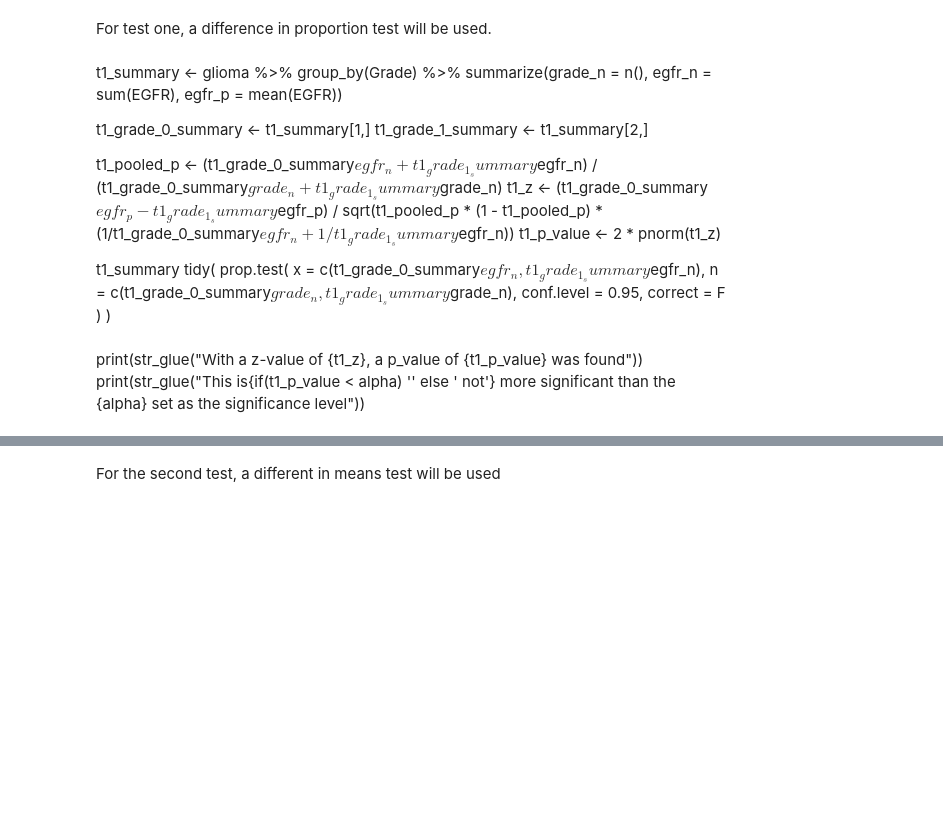
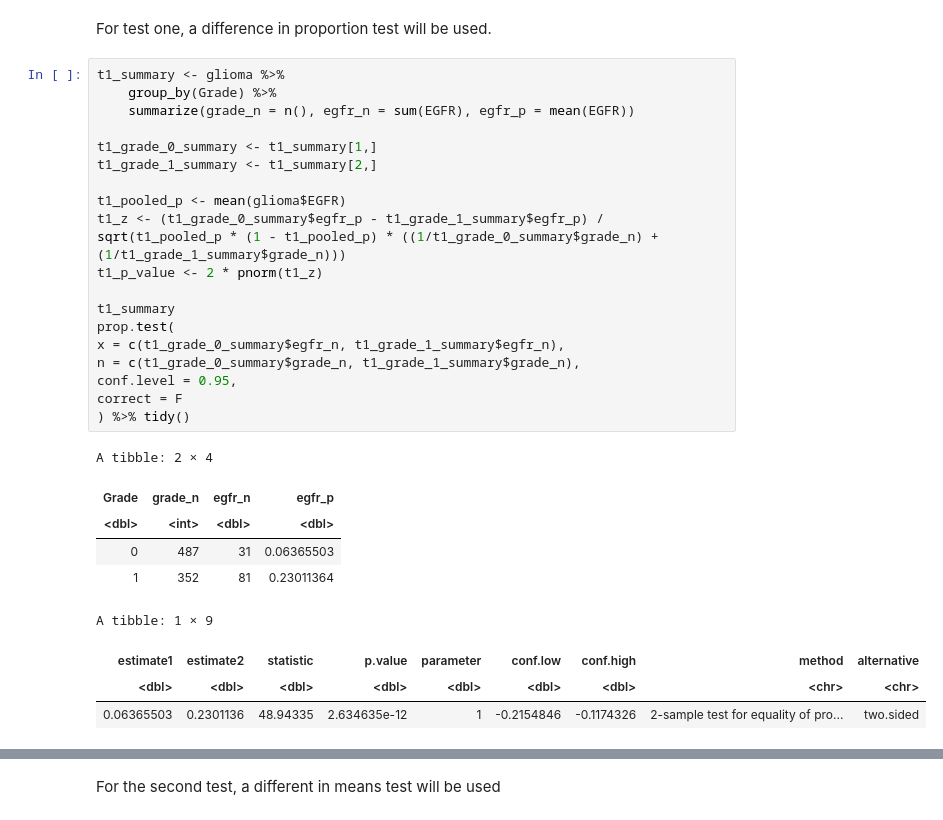
Before and after one commit to Lucien950/stat-201-group-15, a Jupyter notebook: project_proposal.ipynb, the cells around one changed output, grey strips where cells are left out. Saved outputs shown, nothing was run; the diff lists cells and outputs as text; blank space fills up the shorter version.

Commit message:
P test complete

```diff
--- a/project_proposal.ipynb
+++ b/project_proposal.ipynb
@@ -248,28 +248,32 @@ With hypothesis testing, it can be stated that these factors are correlated with
 alpha <- 0.05
 # %% [markdown]
 For test one, a difference in proportion test will be used.
-# %% [markdown]
-t1_summary <- glioma %>%
-	group_by(Grade) %>%
- 	summarize(grade_n = n(), egfr_n = sum(EGFR), egfr_p = mean(EGFR))
-
-t1_grade_0_summary <- t1_summary[1,]
-t1_grade_1_summary <- t1_summary[2,]
-
-t1_pooled_p <- (t1_grade_0_summary$egfr_n + t1_grade_1_summary$egfr_n) / (t1_grade_0_summary$grade_n + t1_grade_1_summary$grade_n)
-t1_z <- (t1_grade_0_summary$egfr_p - t1_grade_1_summary$egfr_p) / sqrt(t1_pooled_p * (1 - t1_pooled_p) * (1/t1_grade_0_summary$egfr_n + 1/t1_grade_1_summary$egfr_n))
-t1_p_value <- 2 * pnorm(t1_z)
-
-
-t1_summary
-tidy(
-	prop.test(
-  x = c(t1_grade_0_summary$egfr_n, t1_grade_1_summary$egfr_n),
-  n = c(t1_grade_0_summary$grade_n, t1_grade_1_summary$grade_n),
-  conf.level = 0.95,
-  correct = F
-	)
-)
-# %% [markdown]
-print(str_glue("With a z-value of {t1_z}, a p_value of {t1_p_value} was found"))
-print(str_glue("This is{if(t1_p_value < alpha) '' else ' not'} more significant than the {alpha} set as the significance level"))
+# %%
+t1_summary <- glioma %>%
+	group_by(Grade) %>%
+ 	summarize(grade_n = n(), egfr_n = sum(EGFR), egfr_p = mean(EGFR))
+
+t1_grade_0_summary <- t1_summary[1,]
+t1_grade_1_summary <- t1_summary[2,]
+
+t1_pooled_p <- mean(glioma$EGFR)
+t1_z <- (t1_grade_0_summary$egfr_p - t1_grade_1_summary$egfr_p) / sqrt(t1_pooled_p * (1 - t1_pooled_p) * ((1/t1_grade_0_summary$grade_n) + (1/t1_grade_1_summary$grade_n)))
+t1_p_value <- 2 * pnorm(t1_z)
+
+t1_summary
+prop.test(
+x = c(t1_grade_0_summary$egfr_n, t1_grade_1_summary$egfr_n),
+n = c(t1_grade_0_summary$grade_n, t1_grade_1_summary$grade_n),
+conf.level = 0.95,
+correct = F
+) %>% tidy()
+# %% [output]
+A tibble: 2 × 4
+| Grade | grade_n | egfr_n | egfr_p |
+| <dbl> | <int> | <dbl> | <dbl> |
+| 0 | 487 | 31 | 0.06365503 |
+| 1 | 352 | 81 | 0.23011364 |
+A tibble: 1 × 9
+| estimate1 | estimate2 | statistic | p.value | parameter | conf.low | conf.high | method | alternative |
+| <dbl> | <dbl> | <dbl> | <dbl> | <dbl> | <dbl> | <dbl> | <chr> | <chr> |
+| 0.06365503 | 0.2301136 | 48.94335 | 2.634635e-12 | 1 | -0.2154846 | -0.1174326 | 2-sample test for equality of pro... | two.sided |
```
Also changed, not shown: parts of 1 cell of this notebook.
